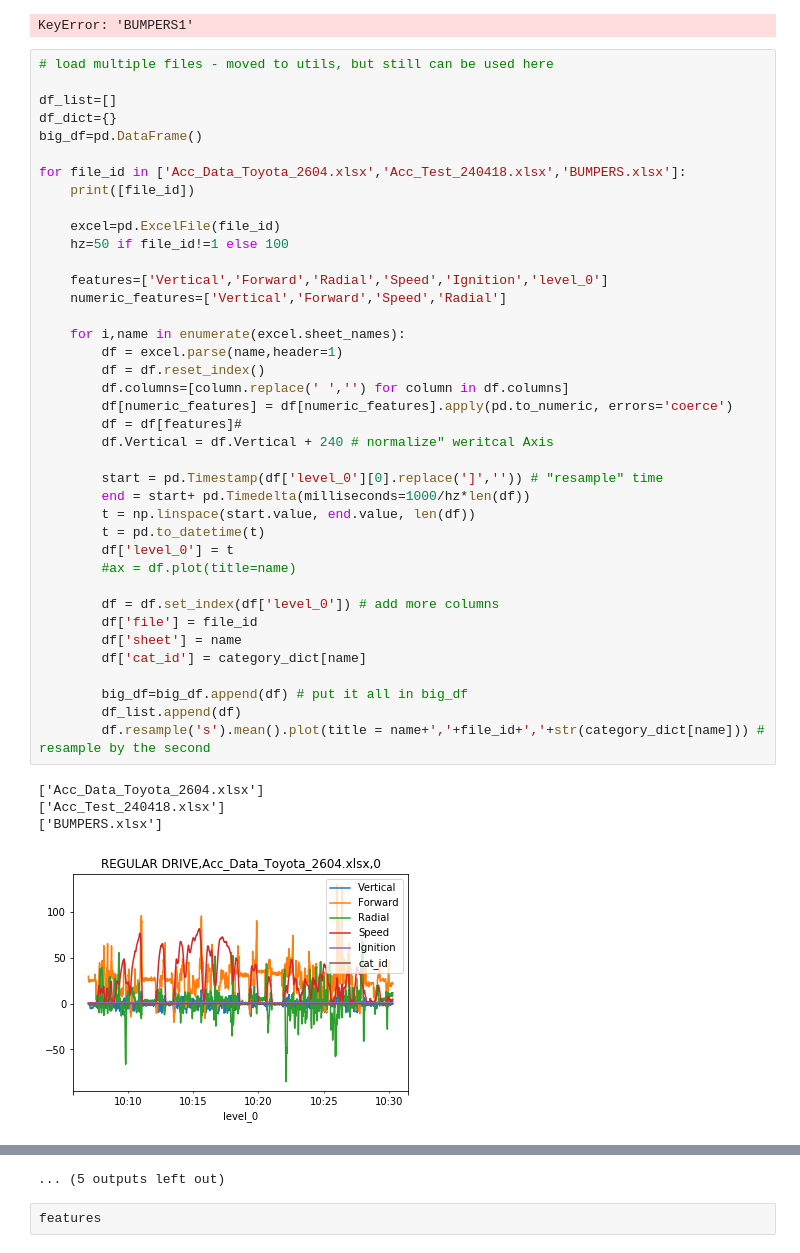
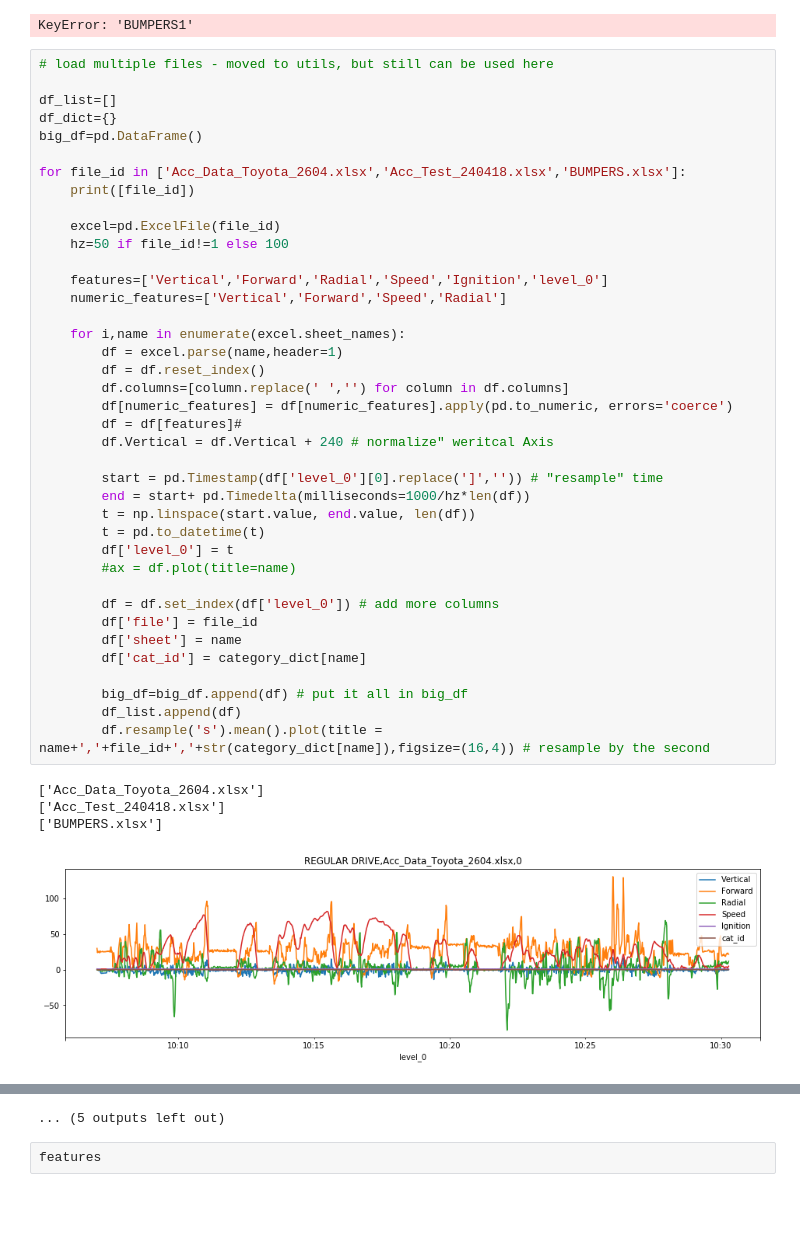
Before and after one commit to lirazch/RoadTrackACC, a Jupyter notebook: NewAnotationFormatNotebook_v1.ipynb, the cells around one changed output, grey strips where cells are left out. Saved outputs shown, nothing was run; the diff lists cells and outputs as text; blank space fills up the shorter version.

```diff
--- a/NewAnotationFormatNotebook_v1.ipynb
+++ b/NewAnotationFormatNotebook_v1.ipynb
@@ -88,32 +93,32 @@ for file_id in ['Acc_Data_Toyota_2604.xlsx','Acc_Test_240418.xlsx','BUMPERS.xlsx
 
     features=['Vertical','Forward','Radial','Speed','Ignition','level_0']
     numeric_features=['Vertical','Forward','Speed','Radial']
 
     for i,name in enumerate(excel.sheet_names):
         df = excel.parse(name,header=1)
         df = df.reset_index()
         df.columns=[column.replace(' ','') for column in df.columns]
         df[numeric_features] = df[numeric_features].apply(pd.to_numeric, errors='coerce')
         df = df[features]#
         df.Vertical = df.Vertical + 240 # normalize" weritcal Axis
 
         start = pd.Timestamp(df['level_0'][0].replace(']','')) # "resample" time
         end = start+ pd.Timedelta(milliseconds=1000/hz*len(df))
         t = np.linspace(start.value, end.value, len(df))
         t = pd.to_datetime(t)
         df['level_0'] = t
         #ax = df.plot(title=name)
 
         df = df.set_index(df['level_0']) # add more columns
         df['file'] = file_id
         df['sheet'] = name
         df['cat_id'] = category_dict[name]
 
         big_df=big_df.append(df) # put it all in big_df
         df_list.append(df)
-        df.resample('s').mean().plot(title = name+','+file_id+','+str(category_dict[name])) # resample by the second
+        df.resample('s').mean().plot(title = name+','+file_id+','+str(category_dict[name]),figsize=(16,4)) # resample by the second
 # %% [output]
 ['Acc_Data_Toyota_2604.xlsx']
 ['Acc_Test_240418.xlsx']
 ['BUMPERS.xlsx']
-[figure, old version]
+[figure, new version]
```
Also changed, not shown: parts of 38 cells of this notebook, 1 other file.
